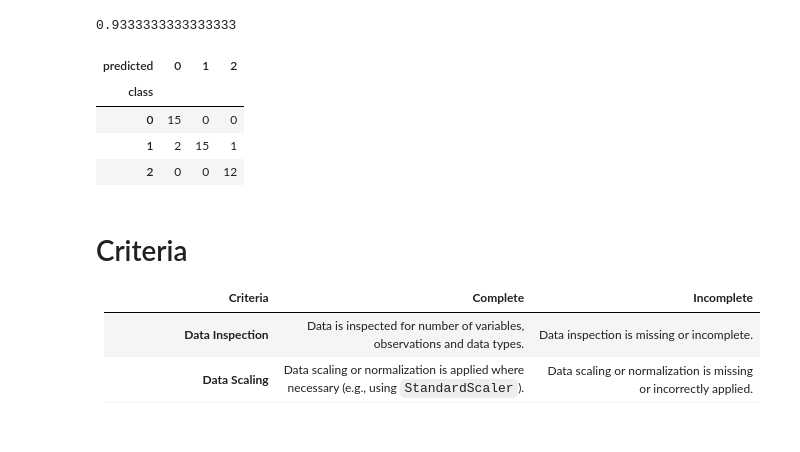
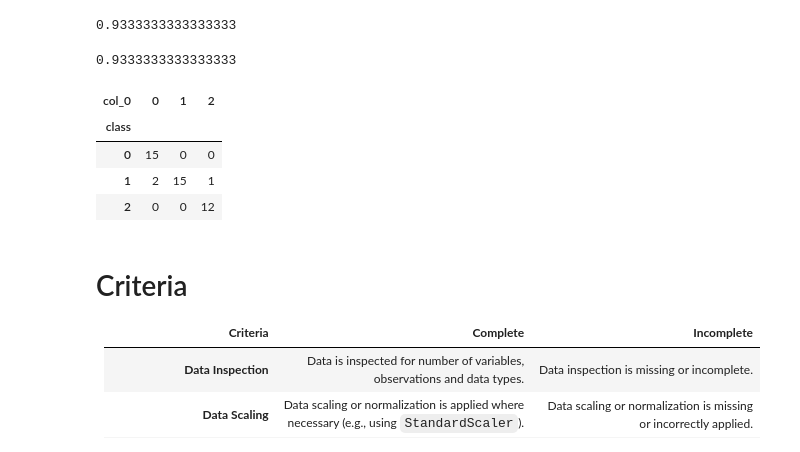
Before and after one commit to ccmckenzie17/LCR, a Jupyter notebook: 02_activities/assignments/assignment_1.ipynb, the cells around one changed output. Saved outputs shown, nothing was run; the diff lists cells and outputs as text; code cells hidden in the pictures.

```diff
--- a/02_activities/assignments/assignment_1.ipynb
+++ b/02_activities/assignments/assignment_1.ipynb
@@ -279,6 +279,6 @@ knn_optimized.fit(
 KNeighborsClassifier(n_neighbors=7)
 # %%
 # Create a new ;predicted column in the test data which gives the predited class
-X_test["predicted"] = knn_optimized.predict(X_test)
-X_test["predicted"]
+y_pred = knn_optimized.predict(X_test)
+y_pred
 # %% [output]
@@ -333,15 +294,24 @@ knn_optimized.score(
 # %% [output]
 0.9333333333333333
+# %%
+accuracy_score(y_test, y_pred)
+
+# The model correctly predicts the class of wine 93.34% of the time.
+# It seems from this that wine class can be predicted fairly accurately
+# from the available predictors. Therefore these classes must represent
+# real differences in the wines
+# %% [output]
+0.9333333333333333
 # %%
 # Can run a confusion matrix
 pd.crosstab(
     y_test,
-    X_test['predicted']
+    y_pred
 )
 
 # It seems like all three classes are distinct
 # %% [output]
-| predicted | 0 | 1 | 2 |
+| col_0 | 0 | 1 | 2 |
 | class |  |  |  |
 | 0 | 15 | 0 | 0 |
 | 1 | 2 | 15 | 1 |
```
Also changed, not shown: parts of 4 cells of this notebook.
